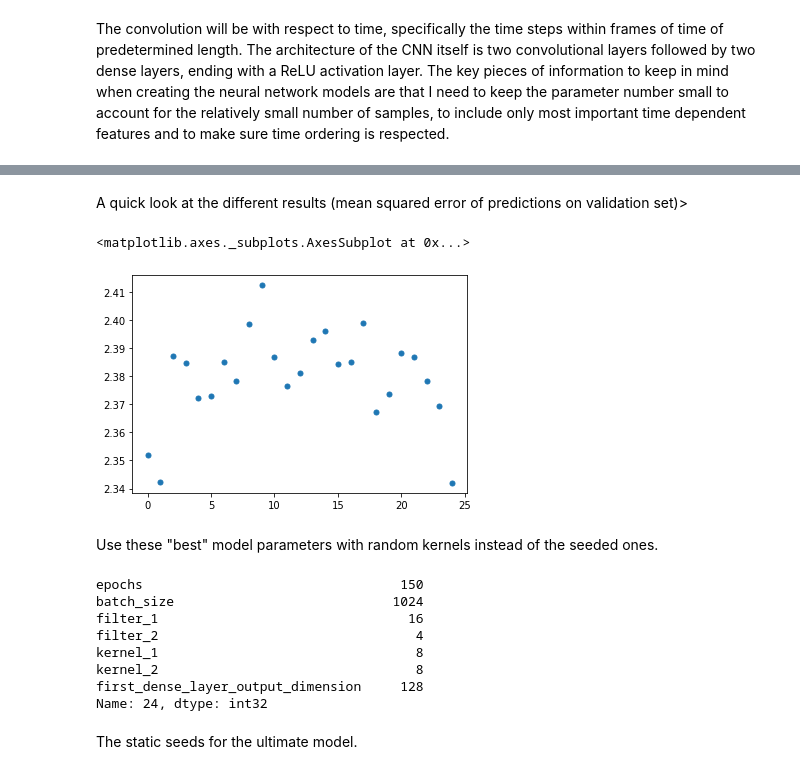
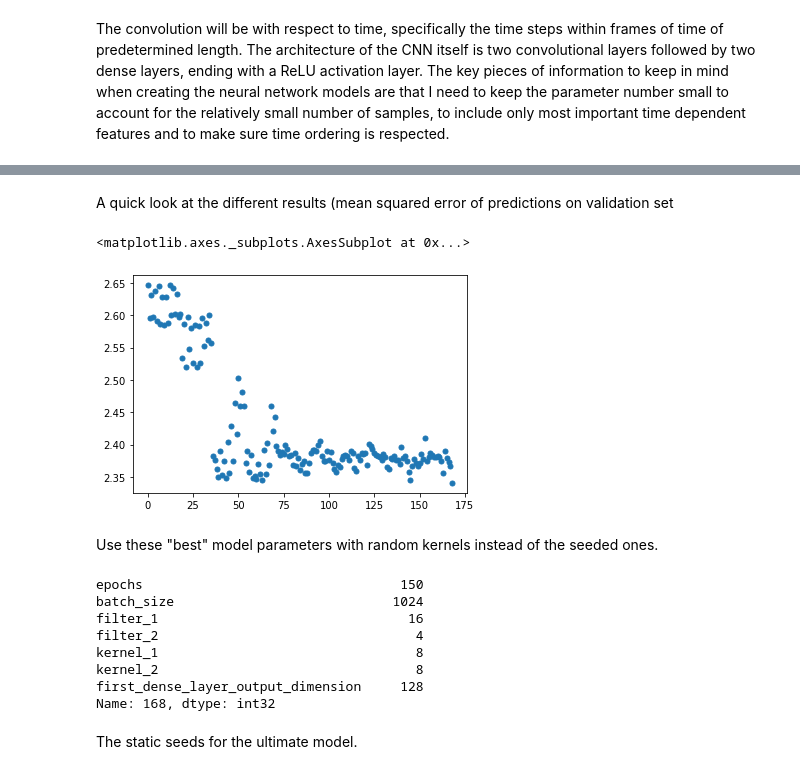
Before and after one commit to mgudorf/datsci, a Jupyter notebook: capstone2/COVID19_CNN.ipynb, the cells around one changed output, grey strips where cells are left out. Saved outputs shown, nothing was run; the diff lists cells and outputs as text; code cells hidden in the pictures.

Commit message:
more clean up, need to change NN score logging and add more detail on feature selection

```diff
--- a/capstone2/COVID19_CNN.ipynb
+++ b/capstone2/COVID19_CNN.ipynb
@@ -298,13 +288,0 @@ The full intersection of countries in fact included more information, but the co
-# %%
-# not enough countries have new_recovered_weighted values.
-data = data.drop(columns=['date'])
-
-data = pd.read_csv('regression_data.csv', index_col=0)
-tmp =pd.read_csv('regression_data_full.csv', index_col=0)
-data = pd.concat((data,tmp.loc[:, column_search(tmp,'government_response')]),axis=1)
-data = data.drop(columns=['date'])
-data = data.drop(columns=column_search(data,'test'))
-data = data.drop(columns=column_search(data,'deaths'))
-data = data.drop(columns=column_search(data,'recovered'))
-# data = data.drop(columns=column_search(data,'log'))
-data = data.drop(columns=column_search(data,'std'))
@@ -444,15 +411,18 @@ In order to both save the results as well as ensure that the run of this noteboo
 # %%
-save_filename = 'cnn_score_small_dense_dim_less_training.csv'
+save_filename = 'cnn_score_logging.csv'
+new_score_df = pd.DataFrame(np.array(parameter_combinations),
+                                columns=['epochs','batch_size','filter_1',
+                                         'filter_2','kernel_1','kernel_2',
+                                         'first_dense_layer_output_dimension'])
+new_score_df.loc[:, 'mean_squared_error'] = np.nan
+new_score_df.loc[:, 'mean_absolute_error'] = np.nan
+new_score_df.loc[:, 'explained_variance'] = np.nan
+new_score_df.loc[:, 'naive_mean_absolute_error'] = np.nan
+new_score_df.loc[:, 'naive_explained_variance'] = np.nan
+new_score_df.loc[:, 'naive_mean_squared_error'] = np.nan
+
 if os.path.isfile(save_filename):
-    score_logging_df = pd.read_csv(save_filename, index_col=0)
+    all_scores = pd.concat((pd.read_csv(save_filename,
+                                        index_col=0), new_score_df),axis=0).reset_index(drop=True)
 else:
-    score_logging_df = pd.DataFrame(np.array(parameter_combinations),
-                                    columns=['epochs','batch_size','filter_1',
-                                             'filter_2','kernel_1','kernel_2',
-                                             'first_dense_layer_output_dimension'])
-    score_logging_df.loc[:, 'mean_squared_error'] = np.nan
-    score_logging_df.loc[:, 'mean_absolute_error'] = np.nan
-    score_logging_df.loc[:, 'explained_variance'] = np.nan
-    score_logging_df.loc[:, 'naive_mean_absolute_error'] = np.nan
-    score_logging_df.loc[:, 'naive_explained_variance'] = np.nan
-    score_logging_df.loc[:, 'naive_mean_squared_error'] = np.nan
+    all_scores = new_score_df.reset_index(drop=True)
@@ -573,14 +535,14 @@ Call initializer instance with the dtype argument instead of passing it to the c
 # %% [markdown]
-A quick look at the different results (mean squared error of predictions on validation set)>
+A quick look at the different results (mean squared error of predictions on validation set
 # %%
-score_logging_df.mean_squared_error.apply(lambda x : np.log10(x+1)).plot(linestyle='none', marker='.', markersize=10)
+all_scores.mean_squared_error.apply(lambda x : np.log10(x+1)).plot(linestyle='none', marker='.', markersize=10)
 # %% [output]
 <matplotlib.axes._subplots.AxesSubplot at 0x...>
-[figure, old version]
+[figure, new version]
 # %% [markdown]
 Use these "best" model parameters with random kernels instead of the seeded ones.
 # %%
-best_model_parameters = score_logging_df.loc[score_logging_df.mean_squared_error.idxmin(),:].iloc[:7]
+best_model_parameters = all_scores.loc[all_scores.mean_squared_error.idxmin(),:].iloc[:7]
 best_model_parameters.astype(int)
 # %% [output]
 epochs                                 150
@@ -590,7 +552,7 @@ filter_2                                 4
 kernel_1                                 8
 kernel_2                                 8
 first_dense_layer_output_dimension     128
-Name: 24, dtype: int32
+Name: 168, dtype: int32
 # %% [markdown]
 The static seeds for the ultimate model.
 # %%
```
Also changed, not shown: parts of 31 cells of this notebook, 6 other files.
